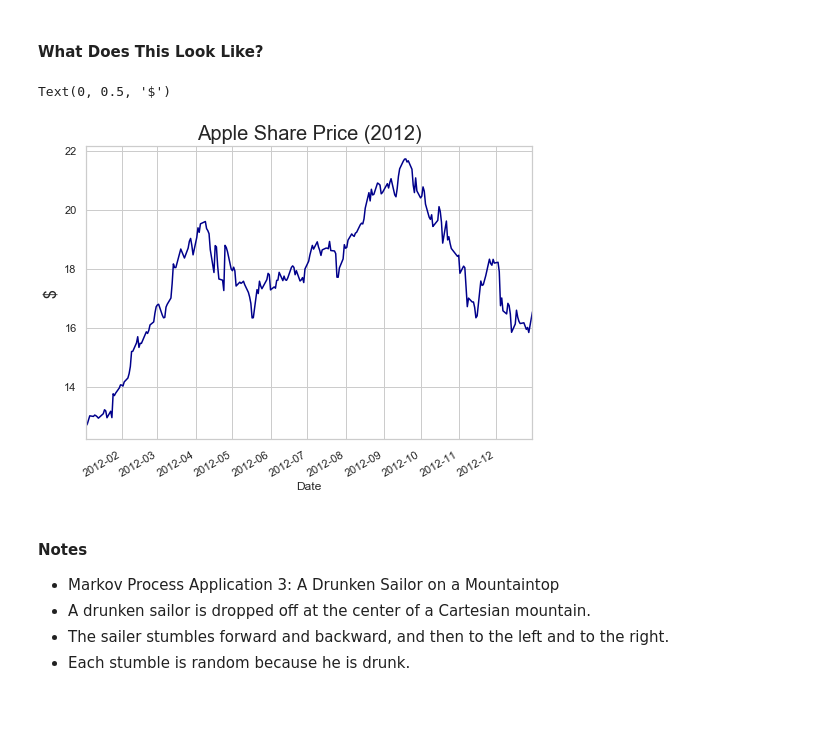
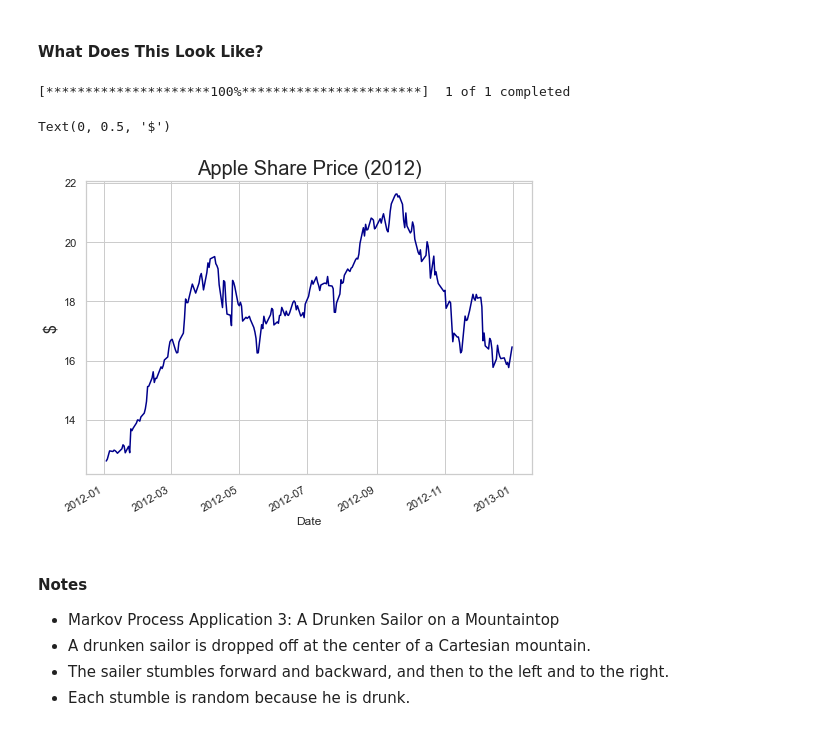
Before and after one commit to thsavage/Real-Estate-Data-Analytics, a Jupyter notebook: Class 10.ipynb, the cells around one changed output. Cells and saved outputs as stored; diff of their text form; code cells hidden in the pictures.

```diff
--- a/Class 10.ipynb
+++ b/Class 10.ipynb
@@ -500,13 +509,14 @@ Text(0.5, 0, 'Seconds')
 #### What Does This Look Like?
 # %%
 start, end = "2012-01-01", "2013-01-01"
-aapl = web.get_data_yahoo('aapl', start=start, end=end)['Adj Close']
+aapl = yf.download('aapl', start=start, end=end)['Adj Close']
 aapl.plot(color = 'darkblue', figsize=(8, 6))
 plt.title('Apple Share Price (2012)', fontsize=20)
 plt.ylabel('$', fontsize=16)
 # %% [output]
-Text(0, 0.5, '$')
+[*********************100%***********************]  1 of 1 completed
+Text(0, 0.5, '$')
-[figure, old version]
+[figure, new version]
 # %% [markdown]
 #### Notes
 
```
Also changed, not shown: parts of 18 cells of this notebook.
